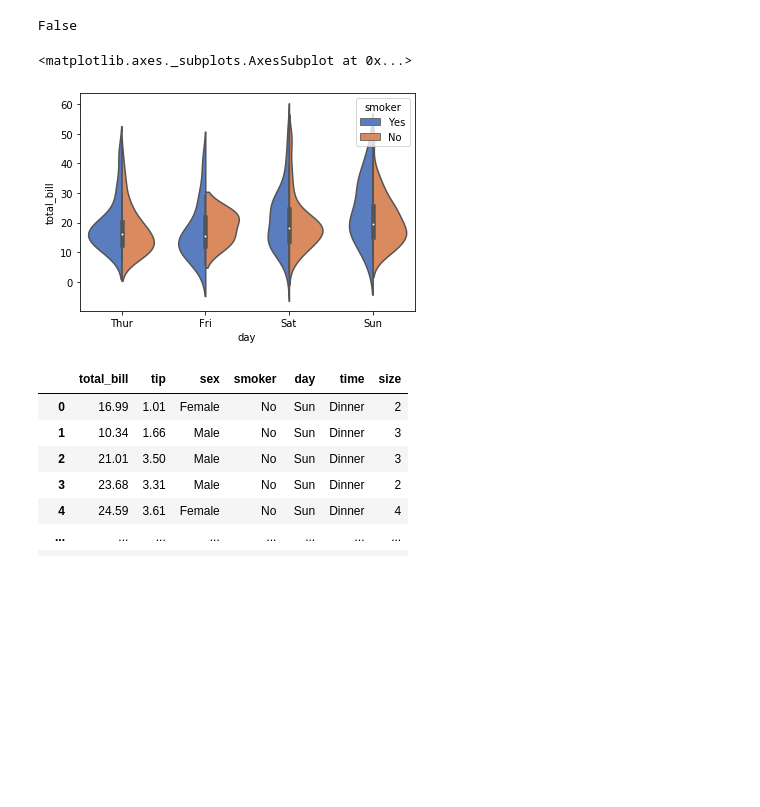
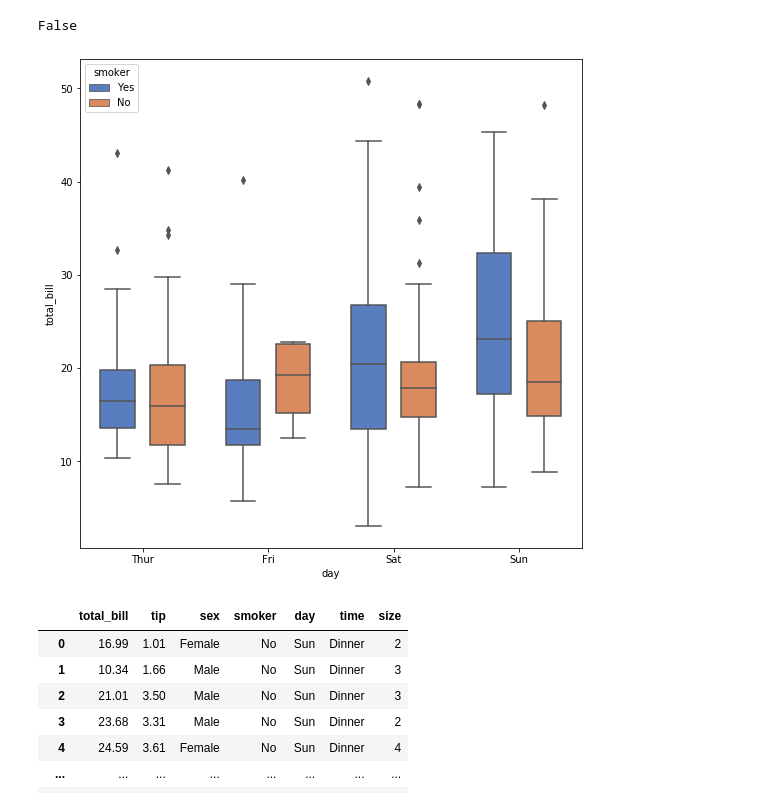
Before and after one commit to mpg-age-bioinformatics/flaski, a Jupyter notebook: utils/notebooks/violinplot.ipynb, the cells around one changed output. Drawn from its saved outputs; the diff is of its cells as text; code cells hidden in the pictures; blank space fills up the shorter version.

```diff
--- a/utils/notebooks/violinplot.ipynb
+++ b/utils/notebooks/violinplot.ipynb
@@ -154,11 +154,47 @@ vals=["total_bill","smoker"]
 not any(tips[vals].apply(is_numeric_dtype))
 # %% [output]
 False
+# %%
+from matplotlib.patches import PathPatch
+
+def adjust_box_widths(g, fac):
+    """
+    Adjust the widths of a seaborn-generated boxplot.
+    """
+
+    # iterating through Axes instances
+    for ax in g.axes:
+
+        # iterating through axes artists:
+        for c in ax.get_children():
+
+            # searching for PathPatches
+            if isinstance(c, PathPatch):
+                # getting current width of box:
+                p = c.get_path()
+                verts = p.vertices
+                verts_sub = verts[:-1]
+                xmin = np.min(verts_sub[:, 0])
+                xmax = np.max(verts_sub[:, 0])
+                xmid = 0.5*(xmin+xmax)
+                xhalf = 0.5*(xmax - xmin)
+
+                # setting new width of box
+                xmin_new = xmid-fac*xhalf
+                xmax_new = xmid+fac*xhalf
+                verts_sub[verts_sub[:, 0] == xmin, 0] = xmin_new
+                verts_sub[verts_sub[:, 0] == xmax, 0] = xmax_new
+
+                # setting new width of median line
+                for l in ax.lines:
+                    if np.all(l.get_xdata() == [xmin, xmax]):
+                        l.set_xdata([xmin_new, xmax_new])
 # %%
-sns.violinplot(x="day", y="total_bill", hue="smoker",data=tips, palette="muted", split=True)
+fig, axes = plt.subplots(figsize=(9,9))
+sns.boxplot(x="day", y="total_bill", hue="smoker",data=tips, palette="muted")
+adjust_box_widths(fig, 0.7)
 # %% [output]
-<matplotlib.axes._subplots.AxesSubplot at 0x...>
-[figure, old version]
+[figure, new version]
 # %%
 tips_json=tips.to_json()
 # %%
```
Also changed, not shown: 2 other files.
